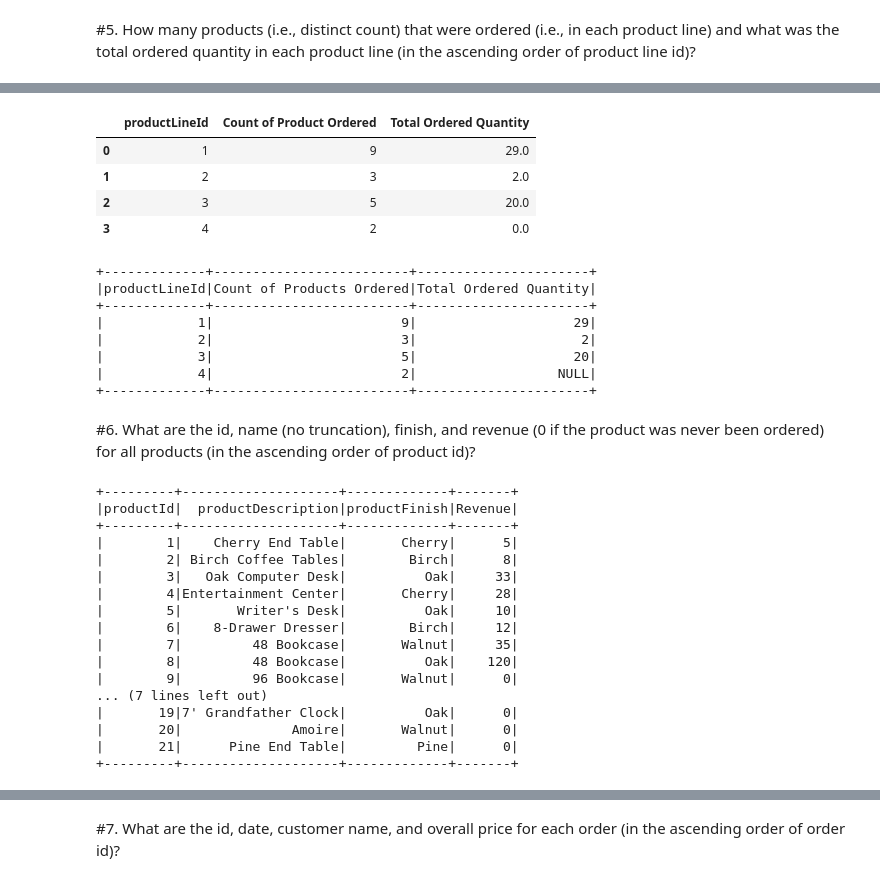
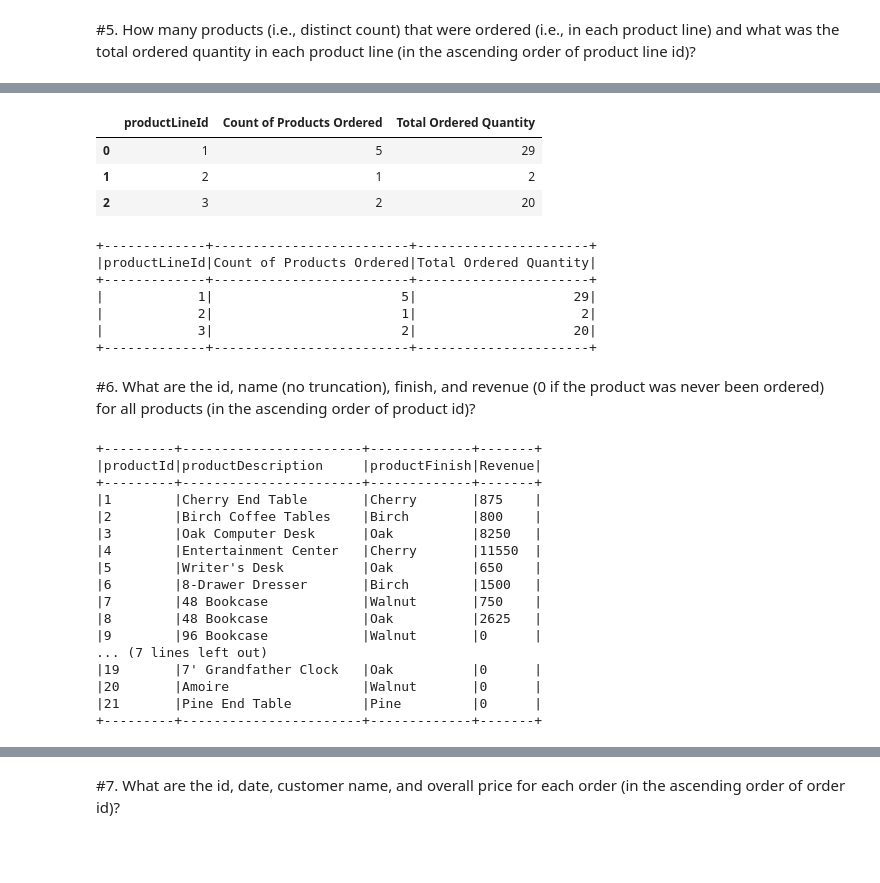
Before and after one commit to Ch256981/IMLP347, a Jupyter notebook: HW2_Ko_I_Hung.ipynb, the cells around one changed output, grey strips where cells are left out. Cells and saved outputs as stored; diff of their text form; code cells hidden in the pictures; blank space fills up the shorter version.

```diff
--- a/HW2_Ko_I_Hung.ipynb
+++ b/HW2_Ko_I_Hung.ipynb
@@ -102,61 +63,64 @@ spark.sql('''SELECT p.productLineId, COUNT(DISTINCT l.orderId) AS `Count of Orde
 # %%
 # 704
-pd.merge(pd_product, pd_orderline, how='left', on='productId')\
+pd.merge(pd_orderline, pd_product, how='left', on='productId')\
  .groupby('productLineId', as_index=False)\
  .agg({'productId' : 'nunique', 'orderedQuantity': 'sum'})\
- .rename(columns={'productId': 'Count of Product Ordered', 'orderedQuantity': 'Total Ordered Quantity'})
+ .rename(columns={'productId': 'Count of Products Ordered', 'orderedQuantity': 'Total Ordered Quantity'})
 # %% [output]
-|  | productLineId | Count of Product Ordered | Total Ordered Quantity |
-| 0 | 1 | 9 | 29.0 |
-| 1 | 2 | 3 | 2.0 |
-| 2 | 3 | 5 | 20.0 |
-| 3 | 4 | 2 | 0.0 |
+|  | productLineId | Count of Products Ordered | Total Ordered Quantity |
+| 0 | 1 | 5 | 29 |
+| 1 | 2 | 1 | 2 |
+| 2 | 3 | 2 | 20 |
 # %%
 # 758J
 # https://spark.apache.org/docs/latest/api/python/reference/pyspark.sql/api/pyspark.sql.functions.countDistinct.html
 # https://spark.apache.org/docs/latest/api/python/reference/pyspark.sql/api/pyspark.sql.functions.sum.html
 from pyspark.sql.functions import countDistinct
 from pyspark.sql.functions import sum
-sp_product.join(sp_orderline, 'productId', how='left')\
- .groupBy('productLineId')\
- .agg(countDistinct('productId').alias('Count of Products Ordered'),
-    sum('orderedQuantity').alias('Total Ordered Quantity'))\
- .orderBy('productLineId').show()
+sp_orderline.join(sp_product, 'productId', how='left')\
+      .groupBy('productLineId')\
+      .agg(countDistinct('productId')\
+        .alias('Count of Products Ordered'),
+         sum('orderedQuantity')\
+         .alias('Total Ordered Quantity'))\
+      .orderBy('productLineId').show()
 # %% [output]
 +-------------+-------------------------+----------------------+
 |productLineId|Count of Products Ordered|Total Ordered Quantity|
 +-------------+-------------------------+----------------------+
-|            1|                        9|                    29|
-|            2|                        3|                     2|
-|            3|                        5|                    20|
-|            4|                        2|                  NULL|
+|            1|                        5|                    29|
+|            2|                        1|                     2|
+|            3|                        2|                    20|
 +-------------+-------------------------+----------------------+
 # %% [markdown]
 #6. What are the id, name (no truncation), finish, and revenue (0 if the product was never been ordered) for all products (in the ascending order of product id)?
 # %%
 # 703
-spark.sql('''SELECT p.productId, p.productDescription, p.productFinish, COALESCE (SUM(l.productId * l.orderedQuantity), 0) AS `Revenue`
-       FROM Product p LEFT JOIN Orderline l
-       ON p.productId = l.productId
+from os import truncate
+spark.sql('''SELECT p.productId,
+           p.productDescription,
+           p.productFinish,
+           COALESCE (SUM(p.productPrice * l.orderedQuantity), 0) AS `Revenue`
+       FROM Product p LEFT JOIN Orderline l ON p.productId = l.productId
        GROUP BY p.productId, p.productDescription, p.productFinish
-       ORDER BY p.productId ASC''').show()
+       ORDER BY p.productId ASC''').show(truncate=False)
 # %% [output]
-+---------+--------------------+-------------+-------+
-|productId|  productDescription|productFinish|Revenue|
-+---------+--------------------+-------------+-------+
-|        1|    Cherry End Table|       Cherry|      5|
-|        2| Birch Coffee Tables|        Birch|      8|
-|        3|   Oak Computer Desk|          Oak|     33|
-|        4|Entertainment Center|       Cherry|     28|
-|        5|       Writer's Desk|          Oak|     10|
-|        6|    8-Drawer Dresser|        Birch|     12|
-|        7|         48 Bookcase|       Walnut|     35|
-|        8|         48 Bookcase|          Oak|    120|
-|        9|         96 Bookcase|       Walnut|      0|
++---------+-----------------------+-------------+-------+
+|productId|productDescription     |productFinish|Revenue|
++---------+-----------------------+-------------+-------+
+|1        |Cherry End Table       |Cherry       |875    |
+|2        |Birch Coffee Tables    |Birch        |800    |
+|3        |Oak Computer Desk      |Oak          |8250   |
+|4        |Entertainment Center   |Cherry       |11550  |
+|5        |Writer's Desk          |Oak          |650    |
+|6        |8-Drawer Dresser       |Birch        |1500   |
+|7        |48 Bookcase            |Walnut       |750    |
+|8        |48 Bookcase            |Oak          |2625   |
+|9        |96 Bookcase            |Walnut       |0      |
 ... (7 lines left out)
-|       19|7' Grandfather Clock|          Oak|      0|
-|       20|              Amoire|       Walnut|      0|
-|       21|      Pine End Table|         Pine|      0|
-+---------+--------------------+-------------+-------+
+|19       |7' Grandfather Clock   |Oak          |0      |
+|20       |Amoire                 |Walnut       |0      |
+|21       |Pine End Table         |Pine         |0      |
++---------+-----------------------+-------------+-------+
 # %%
 # 704
```
Also changed, not shown: parts of 11 cells of this notebook.
